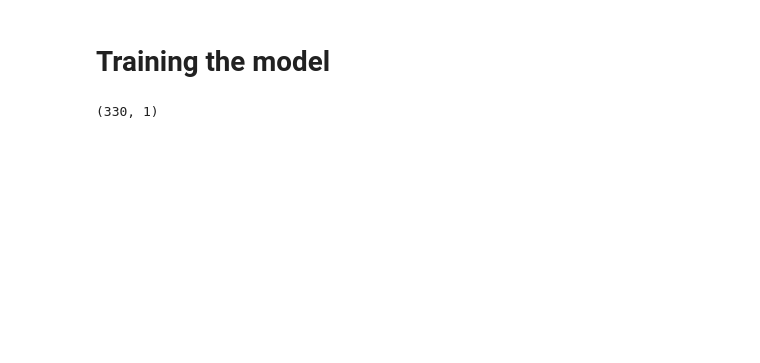
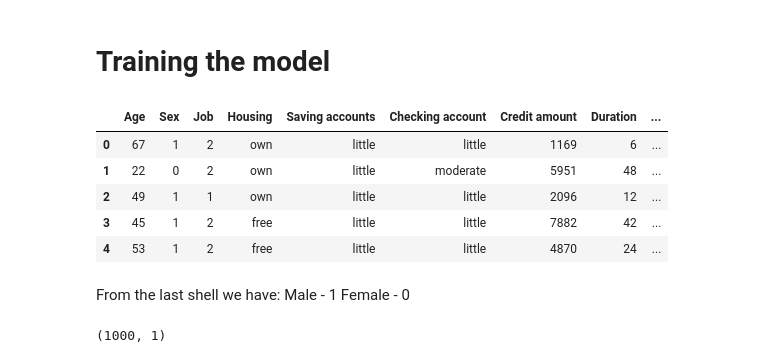
Before and after one commit to earo12/Analyzing-Screen-Time, a Jupyter notebook: Credit_Risk.ipynb, the cells around one changed output. Saved outputs shown, nothing was run; the diff lists cells and outputs as text; code cells hidden in the pictures; blank space fills up the shorter version.

```diff
--- a/Credit_Risk.ipynb
+++ b/Credit_Risk.ipynb
@@ -192,3 +198,21 @@ plt.show()
 # %% [markdown]
 # Training the model
+# %%
+encoder = LabelEncoder()
+df['Purpose'] = encoder.fit_transform(df['Purpose'])
+# %%
+df['Sex'] = encoder.fit_transform(df['Sex'])
+# %%
+df.head()
+# %% [output]
+|  | Age | Sex | Job | Housing | Saving accounts | Checking account | Credit amount | Duration | ... |
+| 0 | 67 | 1 | 2 | own | little | little | 1169 | 6 | ... |
+| 1 | 22 | 0 | 2 | own | little | moderate | 5951 | 48 | ... |
+| 2 | 49 | 1 | 1 | own | little | little | 2096 | 12 | ... |
+| 3 | 45 | 1 | 2 | free | little | little | 7882 | 42 | ... |
+| 4 | 53 | 1 | 2 | free | little | little | 4870 | 24 | ... |
+# %% [markdown]
+From the last shell we have:
+Male - 1
+Female - 0
 # %%
@@ -199,4 +222,4 @@ X_train, y_train, X_test, y_test = train_test_split(X, y, test_size = 0.33, rand
 # %%
-y_test.shape
+y.shape
 # %% [output]
-(330, 1)
+(1000, 1)
```
Also changed, not shown: parts of 26 cells of this notebook.
